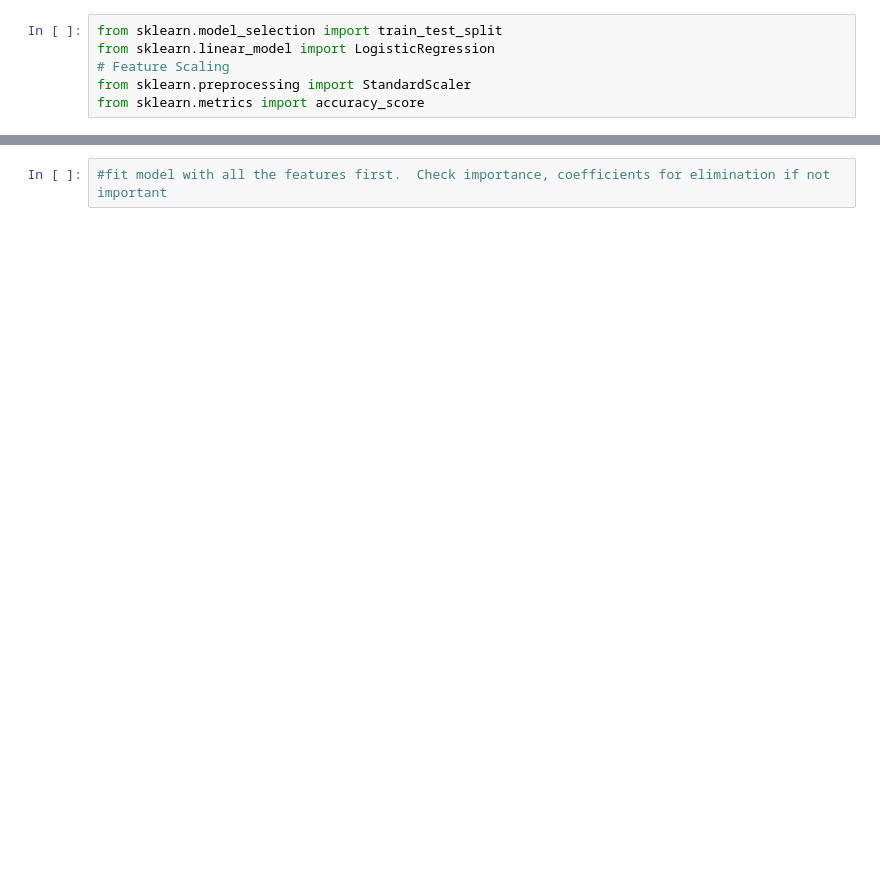
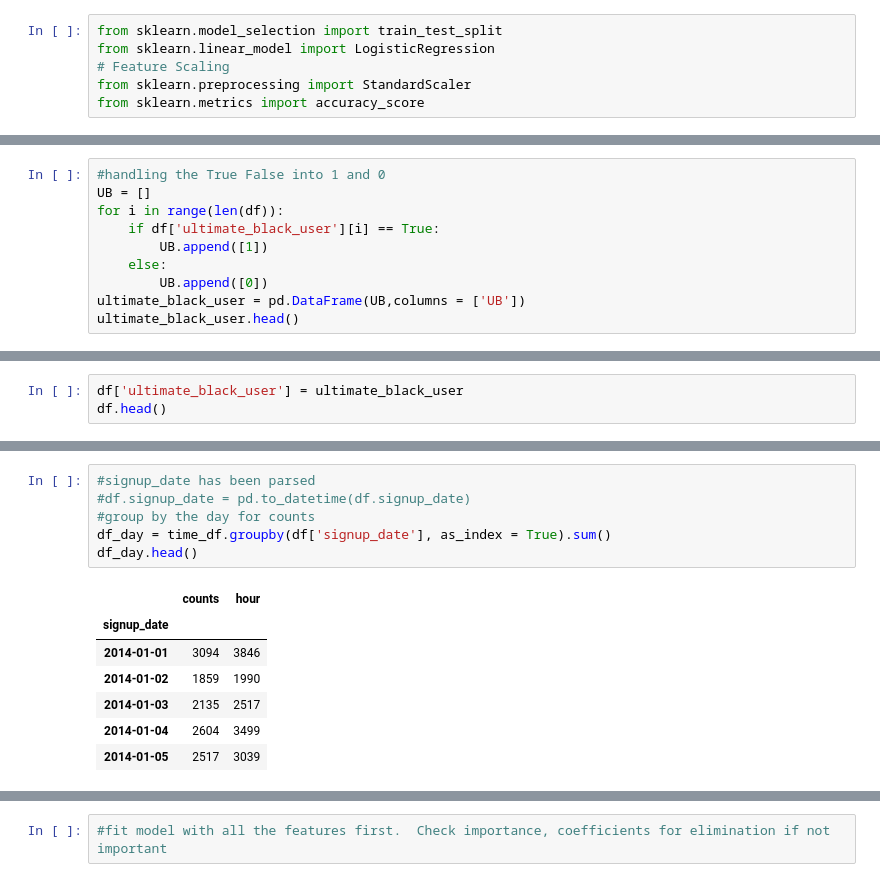
Before and after one commit to mightysquirrely/Springboard-Mini-Projects, a Jupyter notebook: Take-Home-Challenge-Code.ipynb, the cells around one changed output, grey strips where cells are left out. Cells and saved outputs as stored; diff of their text form; blank space fills up the shorter version.

```diff
--- a/Take-Home-Challenge-Code.ipynb
+++ b/Take-Home-Challenge-Code.ipynb
@@ -422,0 +425,10 @@ from sklearn.metrics import accuracy_score
+# %%
+#handling the True False into 1 and 0
+UB = []
+for i in range(len(df)):
+    if df['ultimate_black_user'][i] == True:
+        UB.append([1])
+    else:
+        UB.append([0])
+ultimate_black_user = pd.DataFrame(UB,columns = ['UB'])
+ultimate_black_user.head()
@@ -422,0 +442,3 @@ from sklearn.metrics import accuracy_score
+# %%
+df['ultimate_black_user'] = ultimate_black_user
+df.head()
@@ -422,0 +452,14 @@ from sklearn.metrics import accuracy_score
+# %%
+#signup_date has been parsed
+#df.signup_date = pd.to_datetime(df.signup_date)
+#group by the day for counts
+df_day = time_df.groupby(df['signup_date'], as_index = True).sum()
+df_day.head()
+# %% [output]
+|  | counts | hour |
+| signup_date |  |  |
+| 2014-01-01 | 3094 | 3846 |
+| 2014-01-02 | 1859 | 1990 |
+| 2014-01-03 | 2135 | 2517 |
+| 2014-01-04 | 2604 | 3499 |
+| 2014-01-05 | 2517 | 3039 |
```
Also changed, not shown: parts of 28 cells of this notebook.
